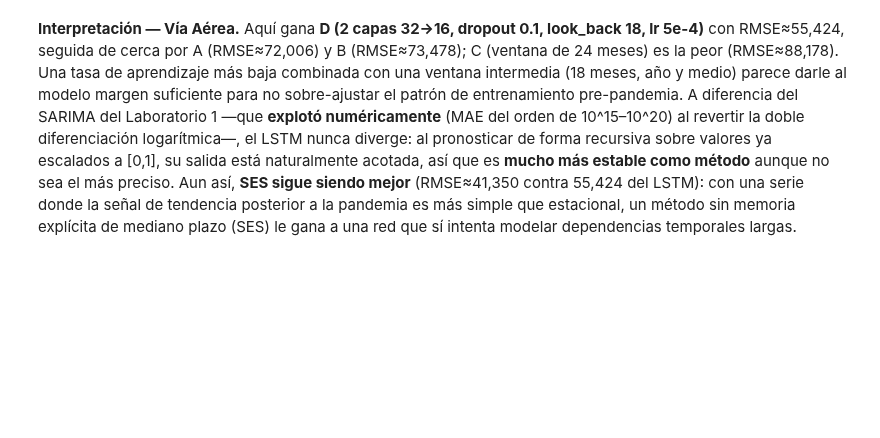
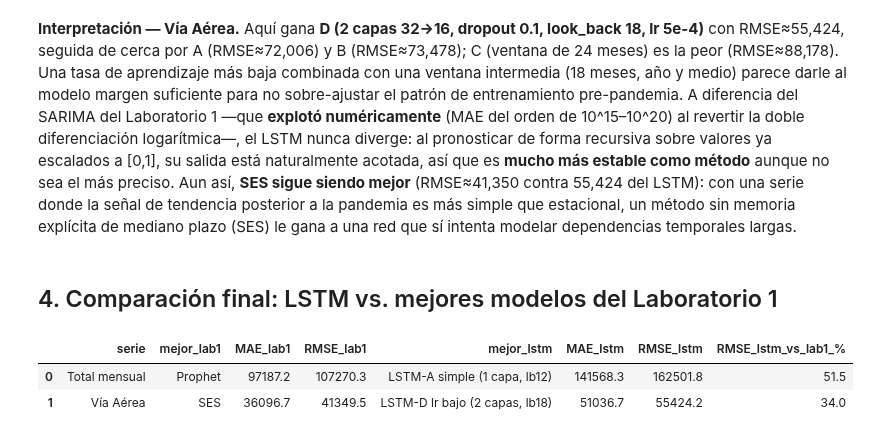
Before and after one commit to Dulce2004/CC3084-Data_Science, a Jupyter notebook: 04_deep_learning_lstm/notebooks/04_lstm_modelos.ipynb, the cells around one changed output. Drawn from its saved outputs; the diff is of its cells as text; code cells hidden in the pictures; blank space fills up the shorter version.

Commit message:
feat: se completa el notebook LSTM (comparacion final y ejercicio 1.4), readme del modulo, actualizacion de README raiz y enunciado del Laboratorio 2

```diff
--- a/04_deep_learning_lstm/notebooks/04_lstm_modelos.ipynb
+++ b/04_deep_learning_lstm/notebooks/04_lstm_modelos.ipynb
@@ -260,3 +260,24 @@ más preciso. Aun así, **SES sigue siendo mejor** (RMSE≈41,350 contra 55,424
 una serie donde la señal de tendencia posterior a la pandemia es más simple que estacional, un
 método sin memoria explícita de mediano plazo (SES) le gana a una red que sí intenta modelar
 dependencias temporales largas.
+# %% [markdown]
+## 4. Comparación final: LSTM vs. mejores modelos del Laboratorio 1
+# %%
+comparacion = pd.DataFrame([
+    {'serie': 'Total mensual', 'mejor_lab1': 'Prophet',
+     'MAE_lab1': tabla_lab1_total.iloc[0]['MAE'], 'RMSE_lab1': tabla_lab1_total.iloc[0]['RMSE'],
+     'mejor_lstm': mejor_total,
+     'MAE_lstm': tabla_total.iloc[0]['MAE'], 'RMSE_lstm': tabla_total.iloc[0]['RMSE']},
+    {'serie': 'Vía Aérea', 'mejor_lab1': 'SES',
+     'MAE_lab1': tabla_lab1_aerea.iloc[0]['MAE'], 'RMSE_lab1': tabla_lab1_aerea.iloc[0]['RMSE'],
+     'mejor_lstm': mejor_aerea,
+     'MAE_lstm': tabla_aerea.iloc[0]['MAE'], 'RMSE_lstm': tabla_aerea.iloc[0]['RMSE']},
+])
+comparacion['RMSE_lstm_vs_lab1_%'] = (
+    (comparacion['RMSE_lstm'] - comparacion['RMSE_lab1']) / comparacion['RMSE_lab1'] * 100
+).round(1)
+comparacion
+# %% [output]
+|  | serie | mejor_lab1 | MAE_lab1 | RMSE_lab1 | mejor_lstm | MAE_lstm | RMSE_lstm | RMSE_lstm_vs_lab1_% |
+| 0 | Total mensual | Prophet | 97187.2 | 107270.3 | LSTM-A simple (1 capa, lb12) | 141568.3 | 162501.8 | 51.5 |
+| 1 | Vía Aérea | SES | 36096.7 | 41349.5 | LSTM-D lr bajo (2 capas, lb18) | 51036.7 | 55424.2 | 34.0 |
```
Also changed, not shown: parts of 1 cell of this notebook, 3 other files.
